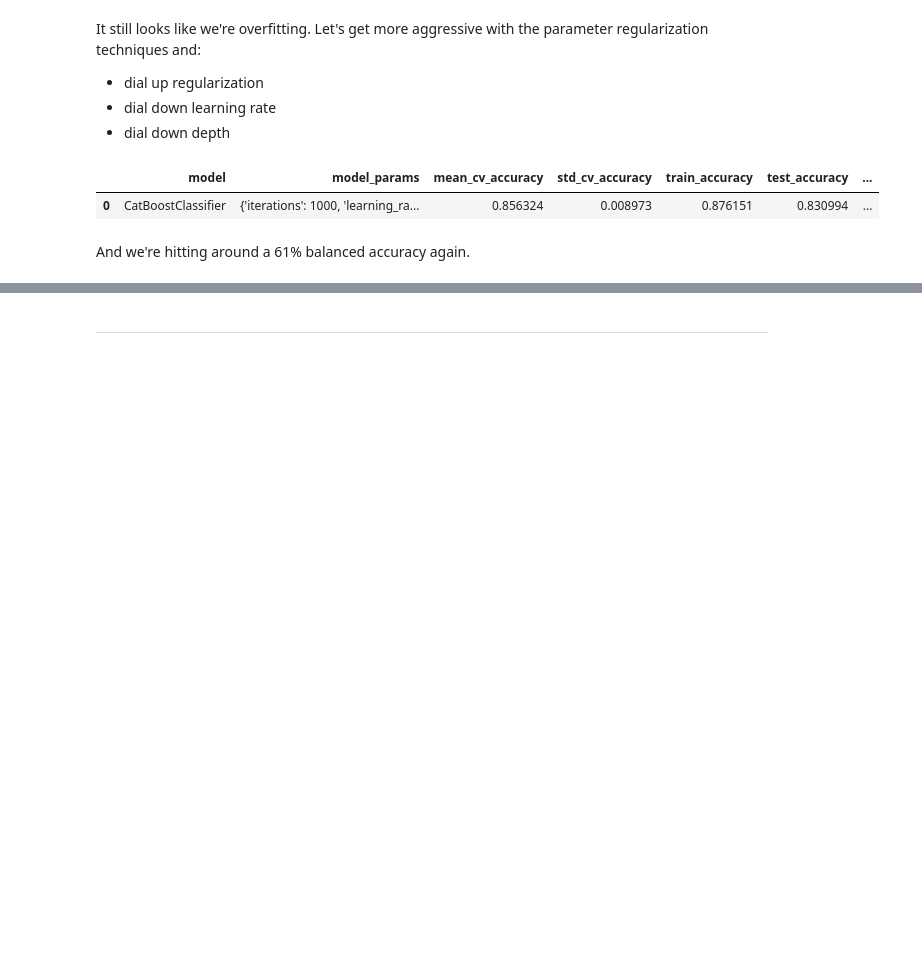
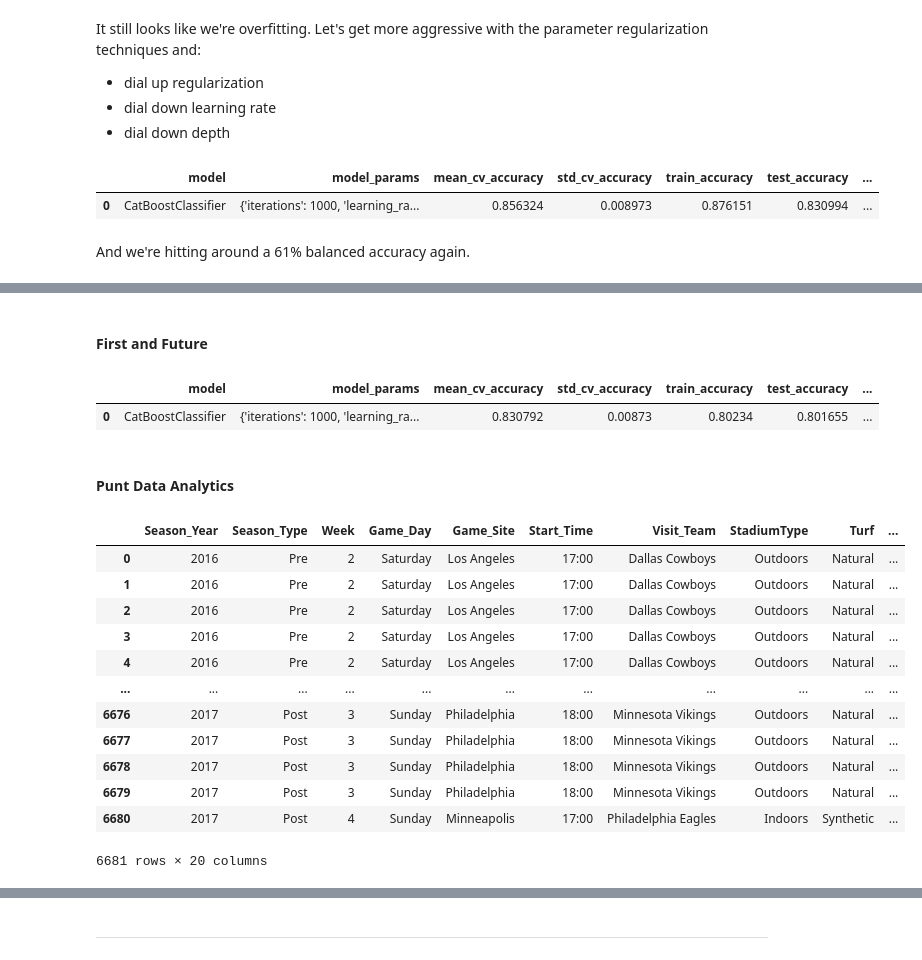
Before and after one commit to LeeMcFarling/AFL_Project_backup, a Jupyter notebook: Modeling/Weekly Assignments/Week_9.ipynb, the cells around one changed output, grey strips where cells are left out. Drawn from its saved outputs; the diff is of its cells as text; code cells hidden in the pictures; blank space fills up the shorter version.

```diff
--- a/Modeling/Weekly Assignments/Week_9.ipynb
+++ b/Modeling/Weekly Assignments/Week_9.ipynb
@@ -948,0 +1063,2 @@ And we're hitting around a 61% balanced accuracy again.
+# %% [markdown]
+#### **First and Future**
@@ -948,0 +1078,59 @@ And we're hitting around a 61% balanced accuracy again.
+# %%
+params_ = dict(
+    iterations=1000,                 # with early stopping
+    depth=3,
+    learning_rate=0.05,
+    l2_leaf_reg=25.0,
+    loss_function="Logloss",
+    eval_metric="AUC",
+    auto_class_weights="Balanced",
+    bootstrap_type="Bernoulli",
+    subsample=0.6,
+    rsm=0.75,
+    random_state=42,
+    verbose=False,
+    thread_count=-1,
+    cat_features=FNF_All_Plays_Categorical_Cols,
+)
+
+
+
+FNF_Cat_Try_One = run_model_classifier(
+    CatBoostClassifier,
+    FNF_X_train,
+    FNF_y_train,
+    FNF_X_test,
+    FNF_y_test,
+    n_repeats=5,
+    n_jobs=-1,
+    run_comment='FNF CatBoost Raw Cat Var',
+    return_model=False,
+    concat_results=False,
+    **params_
+    )
+
+FNF_Cat_Try_One
+# %% [output]
+|  | model | model_params | mean_cv_accuracy | std_cv_accuracy | train_accuracy | test_accuracy | ... |
+| 0 | CatBoostClassifier | {'iterations': 1000, 'learning_ra... | 0.830792 | 0.00873 | 0.80234 | 0.801655 | ... |
+# %% [markdown]
+#### **Punt Data Analytics**
+# %%
+PDA_All_Plays = pd.read_csv("../../Feature_Subsets/PDA_All_Plays.csv")
+PDA_All_Plays.drop(columns='Unnamed: 0', inplace=True)
+# %%
+PDA_All_Plays
+# %% [output]
+|  | Season_Year | Season_Type | Week | Game_Day | Game_Site | Start_Time | Visit_Team | StadiumType | Turf | ... |
+| 0 | 2016 | Pre | 2 | Saturday | Los Angeles | 17:00 | Dallas Cowboys | Outdoors | Natural | ... |
+| 1 | 2016 | Pre | 2 | Saturday | Los Angeles | 17:00 | Dallas Cowboys | Outdoors | Natural | ... |
+| 2 | 2016 | Pre | 2 | Saturday | Los Angeles | 17:00 | Dallas Cowboys | Outdoors | Natural | ... |
+| 3 | 2016 | Pre | 2 | Saturday | Los Angeles | 17:00 | Dallas Cowboys | Outdoors | Natural | ... |
+| 4 | 2016 | Pre | 2 | Saturday | Los Angeles | 17:00 | Dallas Cowboys | Outdoors | Natural | ... |
+| ... | ... | ... | ... | ... | ... | ... | ... | ... | ... | ... |
+| 6676 | 2017 | Post | 3 | Sunday | Philadelphia | 18:00 | Minnesota Vikings | Outdoors | Natural | ... |
+| 6677 | 2017 | Post | 3 | Sunday | Philadelphia | 18:00 | Minnesota Vikings | Outdoors | Natural | ... |
+| 6678 | 2017 | Post | 3 | Sunday | Philadelphia | 18:00 | Minnesota Vikings | Outdoors | Natural | ... |
+| 6679 | 2017 | Post | 3 | Sunday | Philadelphia | 18:00 | Minnesota Vikings | Outdoors | Natural | ... |
+| 6680 | 2017 | Post | 4 | Sunday | Minneapolis | 17:00 | Philadelphia Eagles | Indoors | Synthetic | ... |
+6681 rows × 20 columns
```
Also changed, not shown: parts of 17 cells of this notebook, 10 other files.
